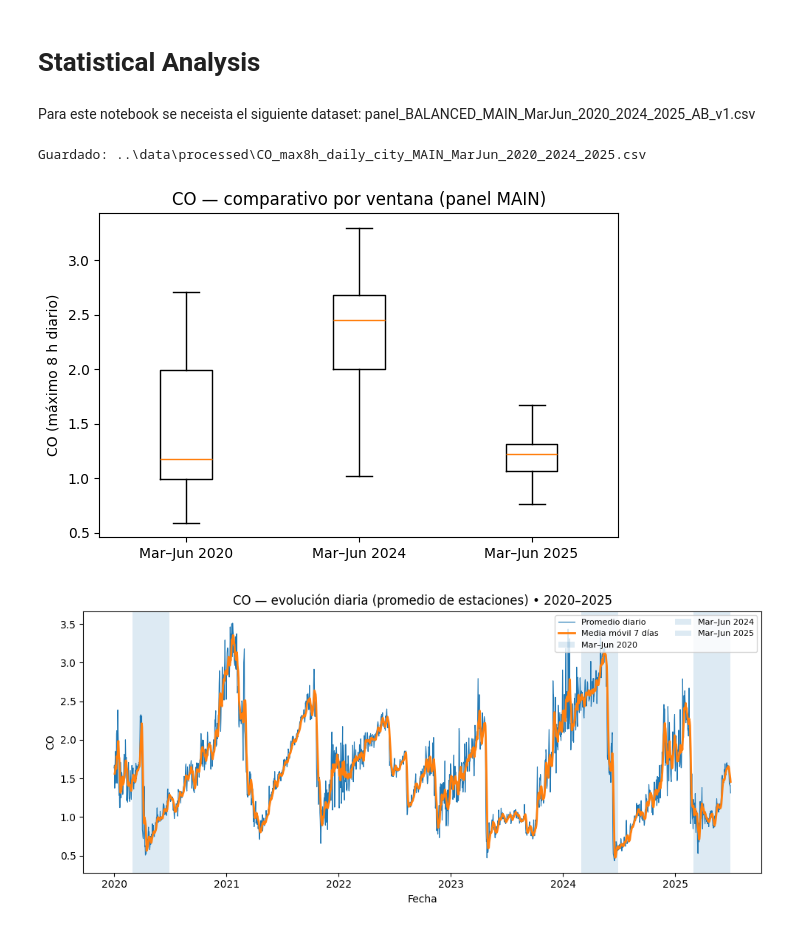
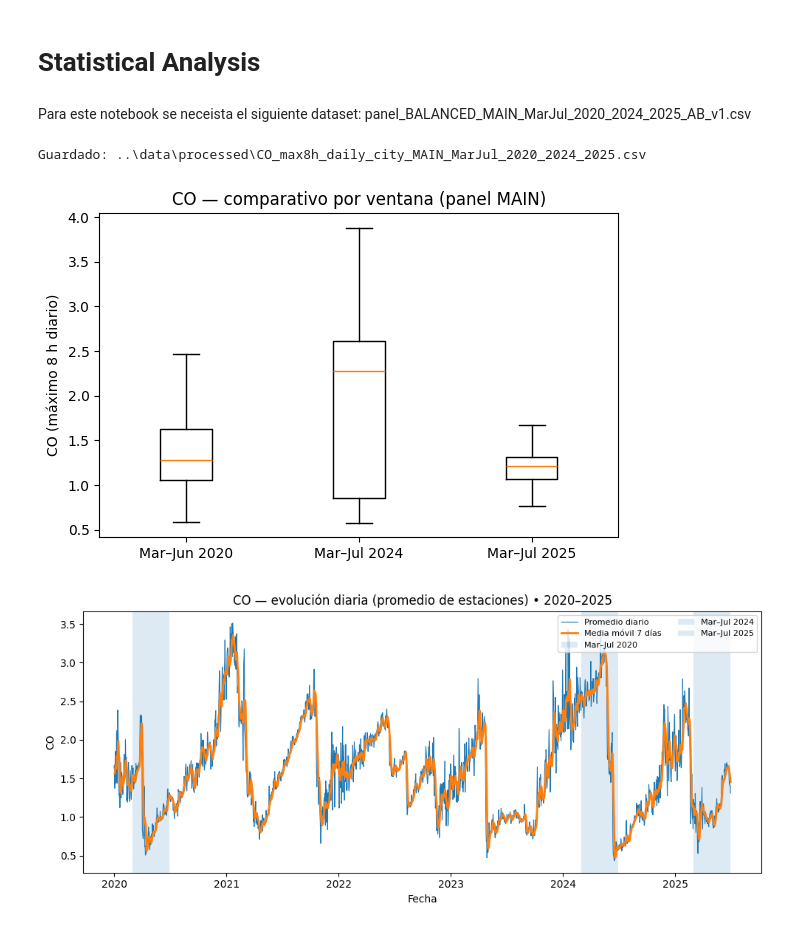
Before and after one commit to Facundo-Barbera/MA2003B-Reto, a Jupyter notebook: notebooks/statistical_analysis.ipynb, the cells around one changed output. Cells and saved outputs as stored; diff of their text form; code cells hidden in the pictures.

```diff
--- a/notebooks/statistical_analysis.ipynb
+++ b/notebooks/statistical_analysis.ipynb
@@ -1,14 +1,14 @@
 # %% [markdown]
 # Statistical Analysis
 # %% [markdown]
-Para este notebook se neceista el siguiente dataset: panel_BALANCED_MAIN_MarJun_2020_2024_2025_AB_v1.csv
+Para este notebook se neceista el siguiente dataset: panel_BALANCED_MAIN_MarJul_2020_2024_2025_AB_v1.csv
 # %%
-# Comparación de CO (máximo móvil 8h diario) entre Mar–Jun 2020, 2024 y 2025 — panel MAIN
+# Comparación de CO (máximo móvil 8h diario) entre Mar–Jul 2020, 2024 y 2025 — panel MAIN
 import os, pandas as pd, numpy as np
 import matplotlib.pyplot as plt
 
 DATA_DIR = os.path.join("..","data","processed")
-IN_FILE  = os.path.join(DATA_DIR, "panel_BALANCED_MAIN_MarJun_2020_2024_2025_AB_v1.csv")
+IN_FILE  = os.path.join(DATA_DIR, "panel_BALANCED_MAIN_MarJul_2020_2024_2025_AB_v1.csv")
 
 main = pd.read_csv(IN_FILE, parse_dates=["date"], engine="pyarrow")
 
@@ -24,38 +24,38 @@ def daily_max8h_for_group(g):
     # Máximo diario
     dmax = m8.resample("D").max()
     out = dmax.to_frame("co_max8h").reset_index().rename(columns={"index":"day"})
     out["station_code"] = g["station_code"].iat[0]
     out["period_window"] = g["period_window"].iat[0]
     return out
 
 # 1) Máximo 8h diario por estación y ventana
 by_sta = (co.sort_values("date")
             .groupby(["period_window","station_code"], group_keys=False)
             .apply(daily_max8h_for_group))
 
 # 2) Serie “ciudad”: promedio entre estaciones por día (igual peso)
 city_daily = (by_sta.groupby(["period_window","day"])["co_max8h"]
                    .mean()
                    .reset_index())
 
 # 3) Guardar tabla (útil para el reporte)
-out_tbl = os.path.join(DATA_DIR, "CO_max8h_daily_city_MAIN_MarJun_2020_2024_2025.csv")
+out_tbl = os.path.join(DATA_DIR, "CO_max8h_daily_city_MAIN_MarJul_2020_2024_2025.csv")
 city_daily.to_csv(out_tbl, index=False)
 print("Guardado:", out_tbl)
 
 # 4) Boxplot comparativo por ventana
-order = ["pandemic_MarJun2020","baseline_MarJun2024","current_MarJun2025"]
+order = ["pandemic_MarJul2020","baseline_MarJul2024","current_MarJul2025"]
 data = [city_daily.loc[city_daily["period_window"]==w, "co_max8h"].dropna().values for w in order]
 
 plt.figure(figsize=(6,4))
-plt.boxplot(data, labels=["Mar–Jun 2020","Mar–Jun 2024","Mar–Jun 2025"], showfliers=False)
+plt.boxplot(data, labels=["Mar–Jun 2020","Mar–Jul 2024","Mar–Jul 2025"], showfliers=False)
 plt.ylabel("CO (máximo 8 h diario)")
 plt.title("CO — comparativo por ventana (panel MAIN)")
 plt.tight_layout()
 plt.show()
 # %% [output]
-Guardado: ..\data\processed\CO_max8h_daily_city_MAIN_MarJun_2020_2024_2025.csv
+Guardado: ..\data\processed\CO_max8h_daily_city_MAIN_MarJul_2020_2024_2025.csv
-[figure, old version]
+[figure, new version]
 # %%
 import pandas as pd
 import matplotlib.pyplot as plt
```
Also changed, not shown: parts of 3 cells of this notebook, 1 other file.
